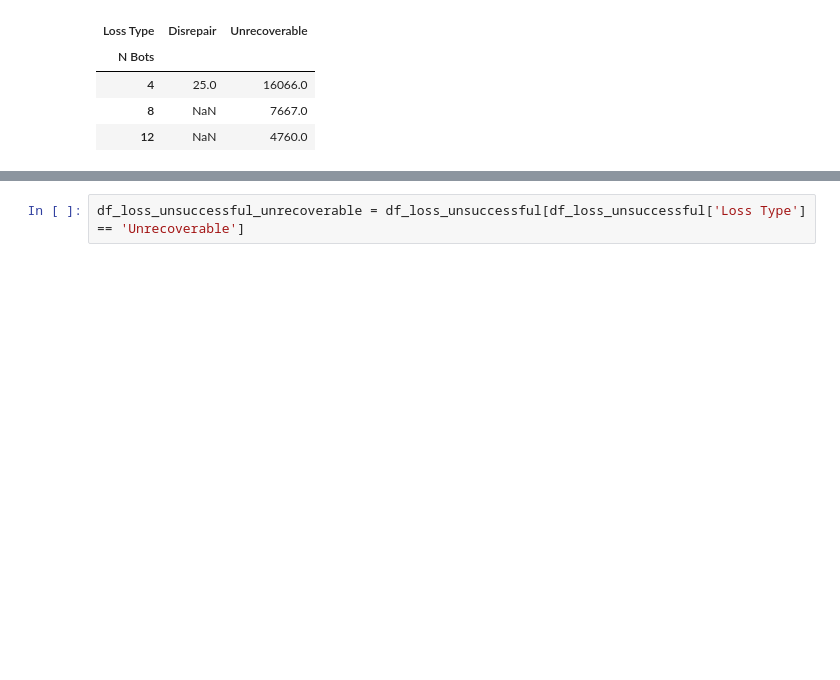
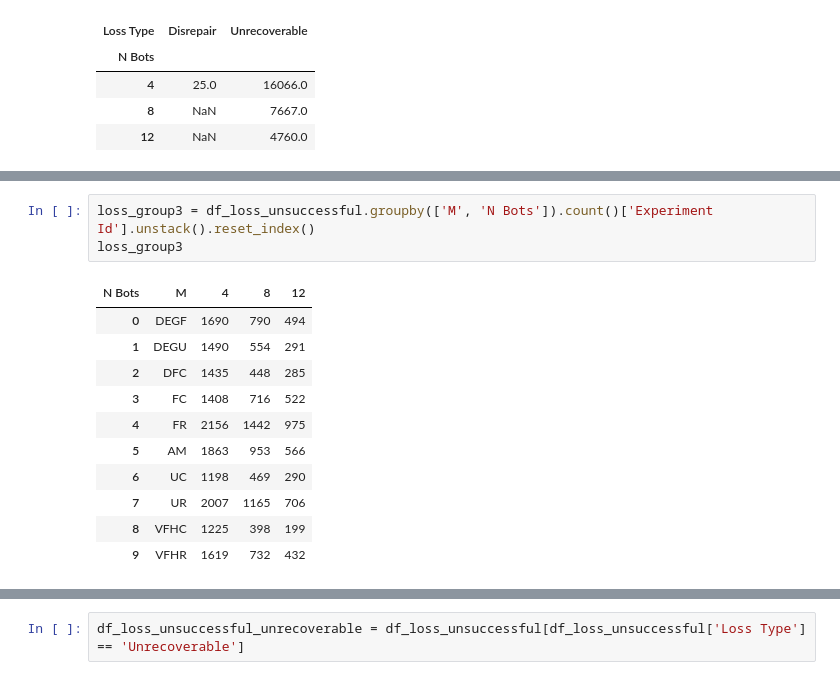
Before and after one commit to DIRECTLab/Multi_Agents_Area_Exploration, a Jupyter notebook: analysing_data/christopher_plottings/plots_updated.ipynb, the cells around one changed output, grey strips where cells are left out. Cells and saved outputs as stored; diff of their text form; blank space fills up the shorter version.

```diff
--- a/analysing_data/christopher_plottings/plots_updated.ipynb
+++ b/analysing_data/christopher_plottings/plots_updated.ipynb
@@ -257,0 +373,15 @@ loss_group2.T
+# %%
+loss_group3 = df_loss_unsuccessful.groupby(['M', 'N Bots']).count()['Experiment Id'].unstack().reset_index()
+loss_group3
+# %% [output]
+| N Bots | M | 4 | 8 | 12 |
+| 0 | DEGF | 1690 | 790 | 494 |
+| 1 | DEGU | 1490 | 554 | 291 |
+| 2 | DFC | 1435 | 448 | 285 |
+| 3 | FC | 1408 | 716 | 522 |
+| 4 | FR | 2156 | 1442 | 975 |
+| 5 | AM | 1863 | 953 | 566 |
+| 6 | UC | 1198 | 469 | 290 |
+| 7 | UR | 2007 | 1165 | 706 |
+| 8 | VFHC | 1225 | 398 | 199 |
+| 9 | VFHR | 1619 | 732 | 432 |
```
Also changed, not shown: parts of 19 cells of this notebook.
